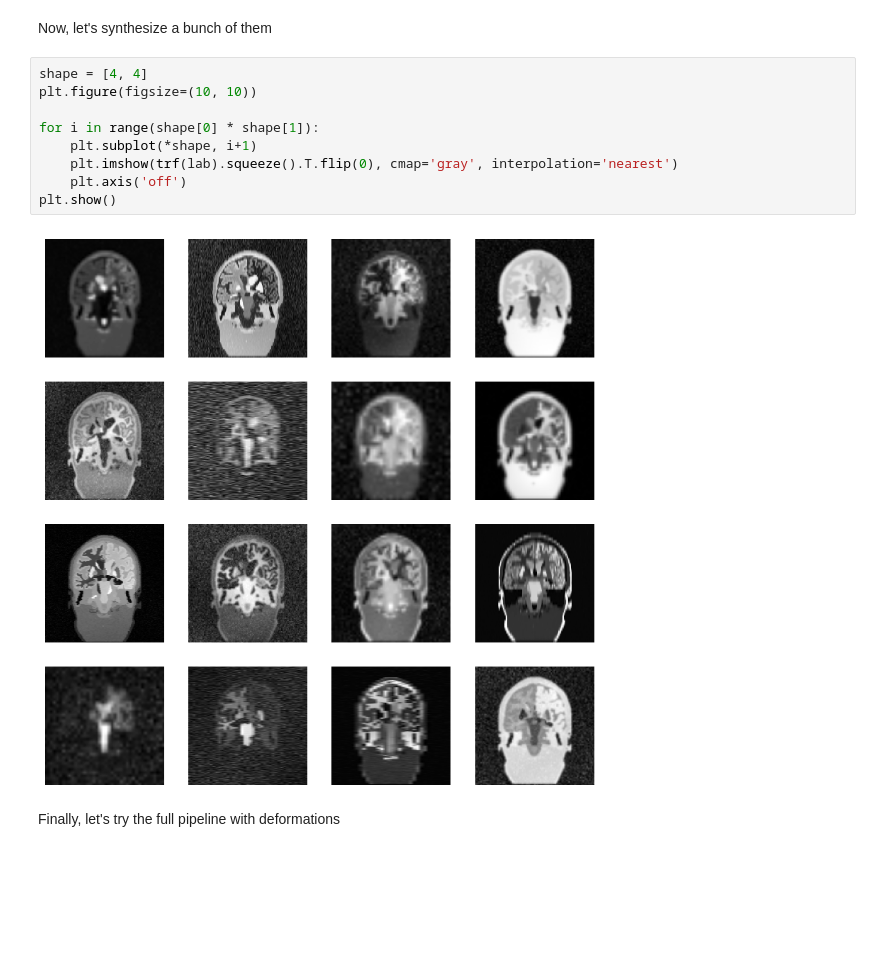
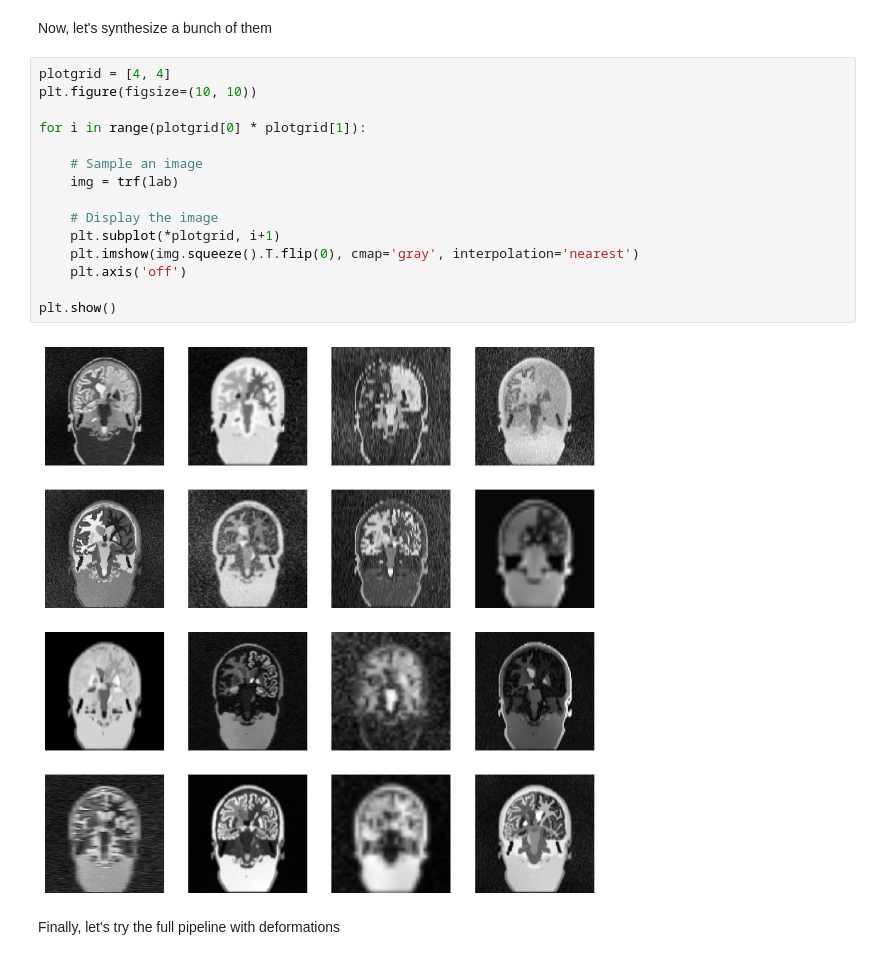
Before and after one commit to balbasty/cornucopia, a Jupyter notebook: docs/examples/synth.ipynb, the cells around one changed output. Drawn from its saved outputs; the diff is of its cells as text; blank space fills up the shorter version.

```diff
--- a/docs/examples/synth.ipynb
+++ b/docs/examples/synth.ipynb
@@ -67,16 +87,22 @@ plt.show()
 # %% [markdown]
 Now, let's synthesize a bunch of them
 # %%
-shape = [4, 4]
+plotgrid = [4, 4]
 plt.figure(figsize=(10, 10))
 
-for i in range(shape[0] * shape[1]):
-    plt.subplot(*shape, i+1)
-    plt.imshow(trf(lab).squeeze().T.flip(0), cmap='gray', interpolation='nearest')
+for i in range(plotgrid[0] * plotgrid[1]):
+
+    # Sample an image
+    img = trf(lab)
+
+    # Display the image
+    plt.subplot(*plotgrid, i+1)
+    plt.imshow(img.squeeze().T.flip(0), cmap='gray', interpolation='nearest')
     plt.axis('off')
+
 plt.show()
 # %% [output]
-[figure, old version]
+[figure, new version]
 # %% [markdown]
 Finally, let's try the full pipeline with deformations
 # %%
```
Also changed, not shown: parts of 6 cells of this notebook.
